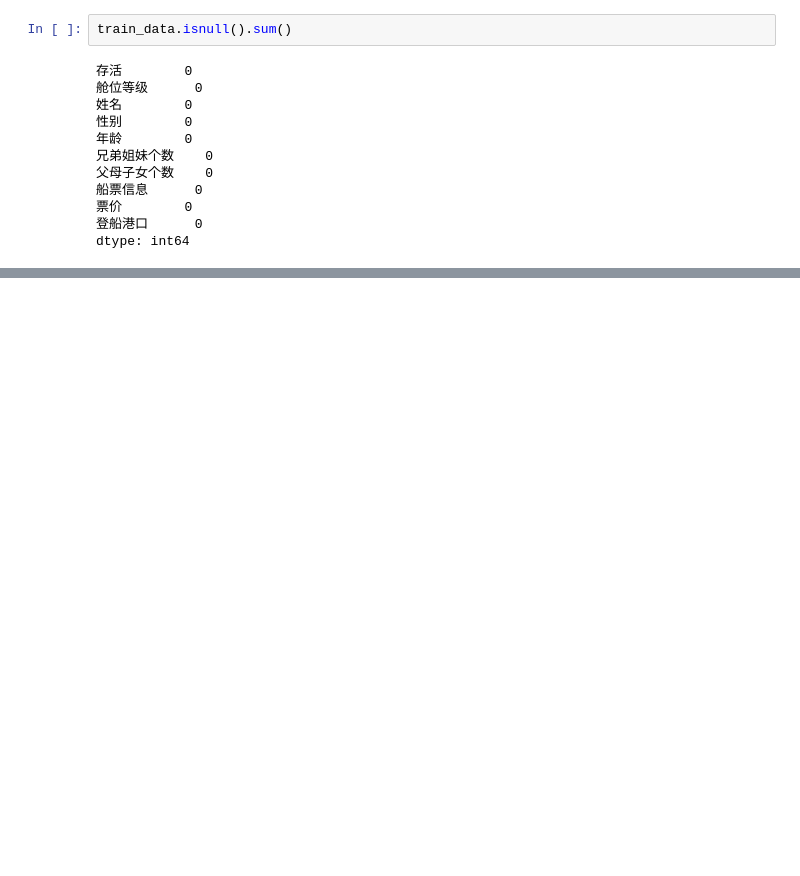
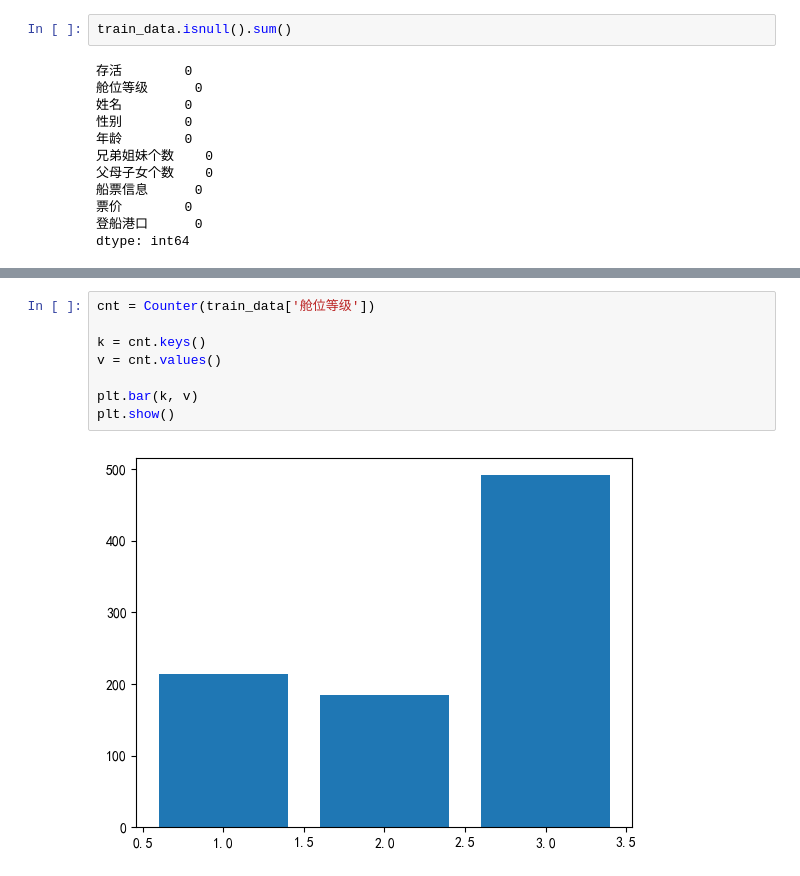
Before and after one commit to dengwangtao/2024-Data-Mining-Course, a Jupyter notebook: 实验1/main.ipynb, the cells around one changed output, grey strips where cells are left out. Cells and saved outputs as stored; diff of their text form; blank space fills up the shorter version.

```diff
--- a/实验1/main.ipynb
+++ b/实验1/main.ipynb
@@ -221,0 +199,10 @@ memory usage: 76.6+ KB
+# %%
+cnt = Counter(train_data['舱位等级'])
+
+k = cnt.keys()
+v = cnt.values()
+
+plt.bar(k, v)
+plt.show()
+# %% [output]
+[figure, added]
```
Also changed, not shown: parts of 38 cells of this notebook, 1 other file.
